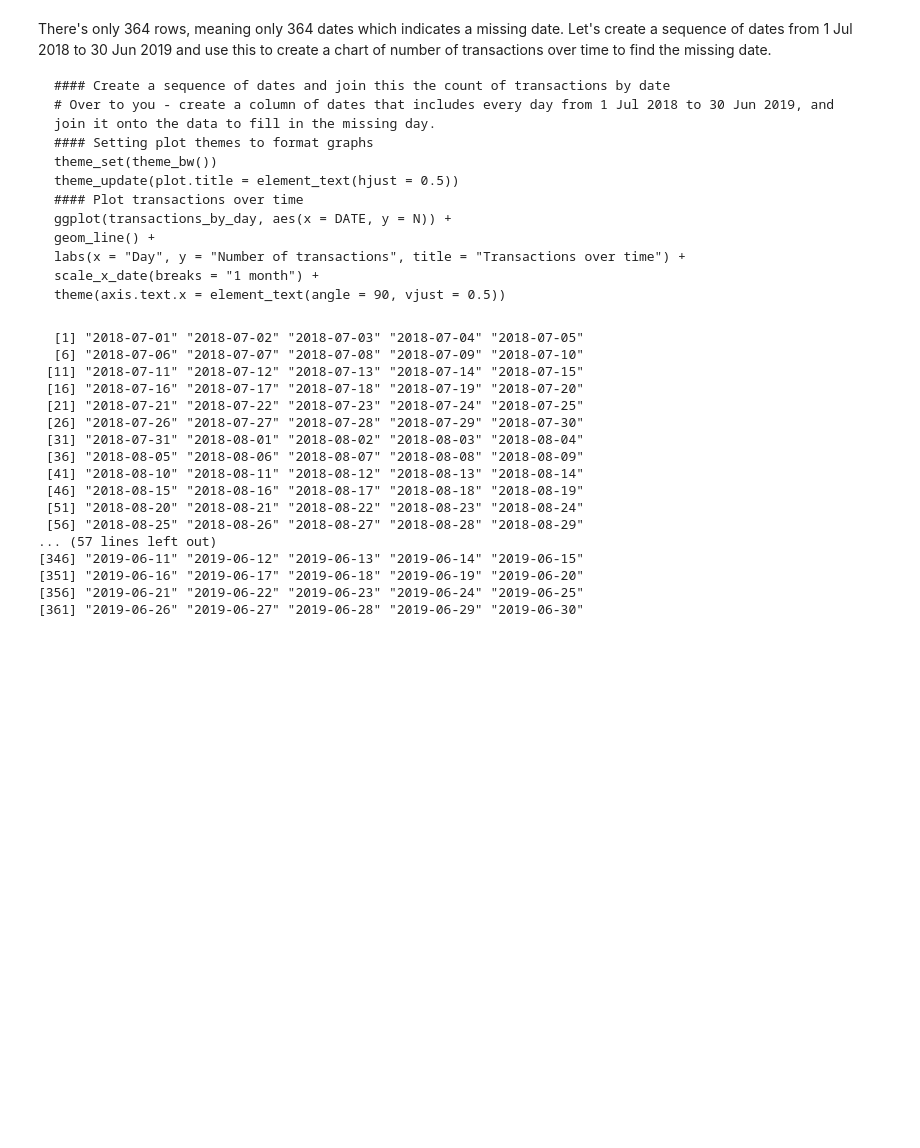
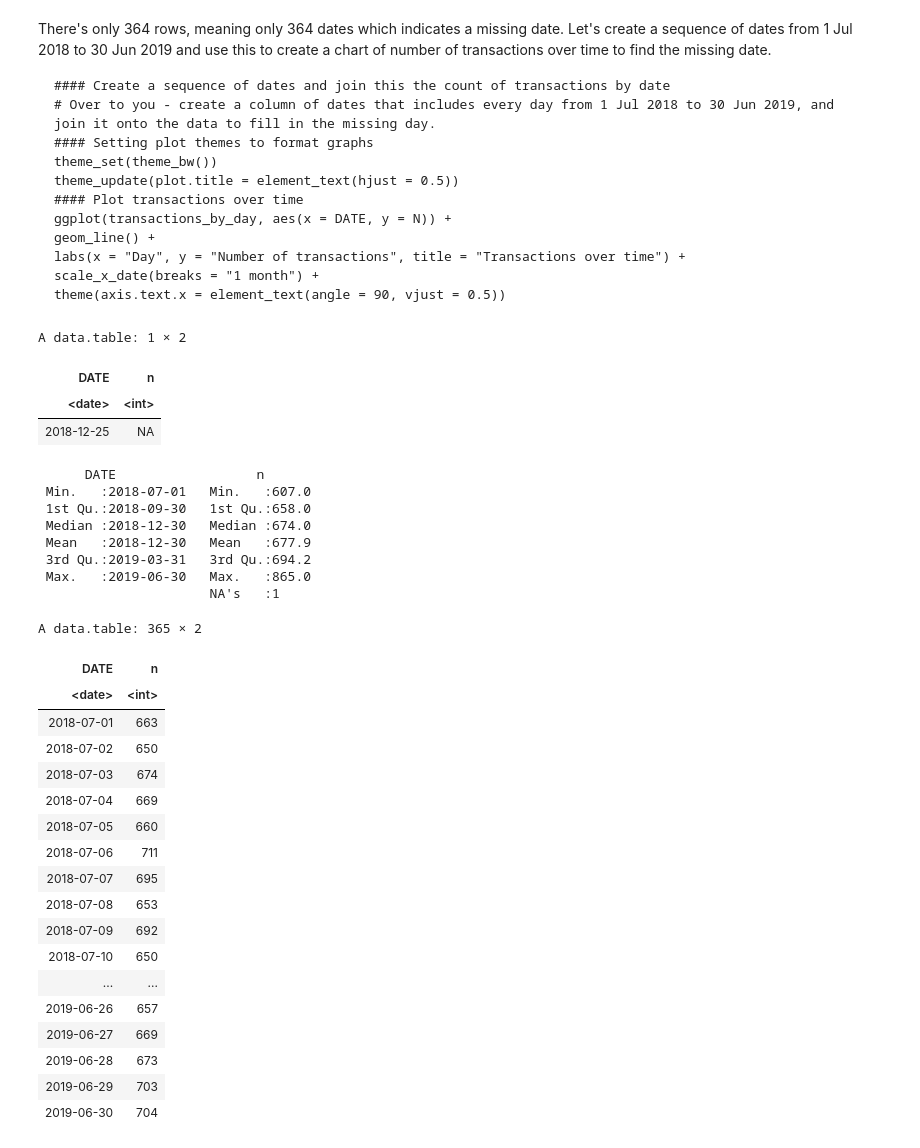
Before and after one commit to FredFW/QVI_Task, a Jupyter notebook: Task_1/Task_1_notebook.ipynb, the cells around one changed output. Cells and saved outputs as stored; diff of their text form; code cells hidden in the pictures; blank space fills up the shorter version.

Commit message:
Review transactions by day

````diff
--- a/Task_1/Task_1_notebook.ipynb
+++ b/Task_1/Task_1_notebook.ipynb
@@ -359,8 +359,8 @@ if there are any obvious data issues such as missing data.
 # Over to you! Create a summary of transaction count by date.
 ```
 # %%
-transactions_by_date <- count(transactionData, DATE)
-transactions_by_date
+transactions_by_day <- count(transactionData, DATE)
+transactions_by_day
 # %% [output]
 A data.table: 364 × 2
 | DATE | n |
@@ -400,23 +400,41 @@ theme(axis.text.x = element_text(angle = 90, vjust = 0.5))
 ```
 # %%
 target_dates <- c(seq(as.Date("2018/7/1"), as.Date("2019/6/30"), 'day'))
-target_dates
-#merge(target_dates, transactions_by_date)
+target_dates <- as.data.frame(target_dates)
+setnames(target_dates, 'DATE')
+everyday_sales <- merge(transactions_by_day, target_dates, by = 'DATE', all.y = TRUE)
+everyday_sales %>% filter(is.na(n))
+summary(everyday_sales)
+everyday_sales
 # %% [output]
-  [1] "2018-07-01" "2018-07-02" "2018-07-03" "2018-07-04" "2018-07-05"
-  [6] "2018-07-06" "2018-07-07" "2018-07-08" "2018-07-09" "2018-07-10"
- [11] "2018-07-11" "2018-07-12" "2018-07-13" "2018-07-14" "2018-07-15"
- [16] "2018-07-16" "2018-07-17" "2018-07-18" "2018-07-19" "2018-07-20"
- [21] "2018-07-21" "2018-07-22" "2018-07-23" "2018-07-24" "2018-07-25"
- [26] "2018-07-26" "2018-07-27" "2018-07-28" "2018-07-29" "2018-07-30"
- [31] "2018-07-31" "2018-08-01" "2018-08-02" "2018-08-03" "2018-08-04"
- [36] "2018-08-05" "2018-08-06" "2018-08-07" "2018-08-08" "2018-08-09"
- [41] "2018-08-10" "2018-08-11" "2018-08-12" "2018-08-13" "2018-08-14"
- [46] "2018-08-15" "2018-08-16" "2018-08-17" "2018-08-18" "2018-08-19"
- [51] "2018-08-20" "2018-08-21" "2018-08-22" "2018-08-23" "2018-08-24"
- [56] "2018-08-25" "2018-08-26" "2018-08-27" "2018-08-28" "2018-08-29"
-... (57 lines left out)
-[346] "2019-06-11" "2019-06-12" "2019-06-13" "2019-06-14" "2019-06-15"
-[351] "2019-06-16" "2019-06-17" "2019-06-18" "2019-06-19" "2019-06-20"
-[356] "2019-06-21" "2019-06-22" "2019-06-23" "2019-06-24" "2019-06-25"
-[361] "2019-06-26" "2019-06-27" "2019-06-28" "2019-06-29" "2019-06-30"
+A data.table: 1 × 2
+| DATE | n |
+| <date> | <int> |
+| 2018-12-25 | NA |
+      DATE                  n
+ Min.   :2018-07-01   Min.   :607.0
+ 1st Qu.:2018-09-30   1st Qu.:658.0
+ Median :2018-12-30   Median :674.0
+ Mean   :2018-12-30   Mean   :677.9
+ 3rd Qu.:2019-03-31   3rd Qu.:694.2
+ Max.   :2019-06-30   Max.   :865.0
+                      NA's   :1
+A data.table: 365 × 2
+| DATE | n |
+| <date> | <int> |
+| 2018-07-01 | 663 |
+| 2018-07-02 | 650 |
+| 2018-07-03 | 674 |
+| 2018-07-04 | 669 |
+| 2018-07-05 | 660 |
+| 2018-07-06 | 711 |
+| 2018-07-07 | 695 |
+| 2018-07-08 | 653 |
+| 2018-07-09 | 692 |
+| 2018-07-10 | 650 |
+| ... | ... |
+| 2019-06-26 | 657 |
+| 2019-06-27 | 669 |
+| 2019-06-28 | 673 |
+| 2019-06-29 | 703 |
+| 2019-06-30 | 704 |
````
